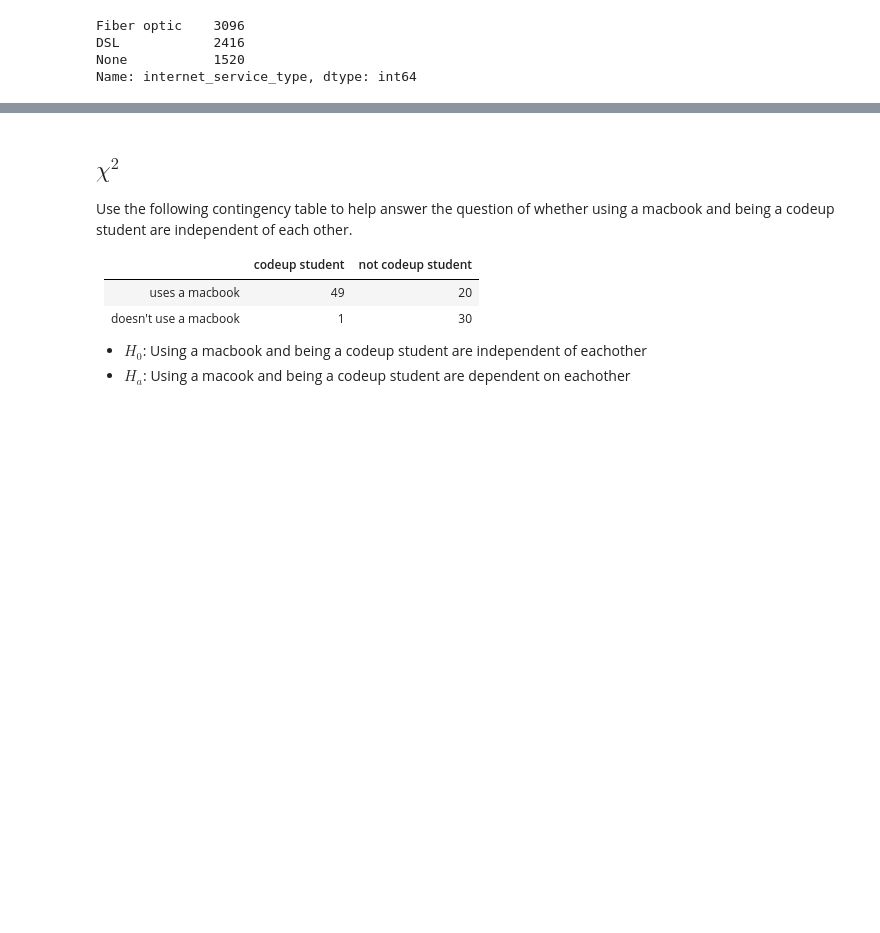
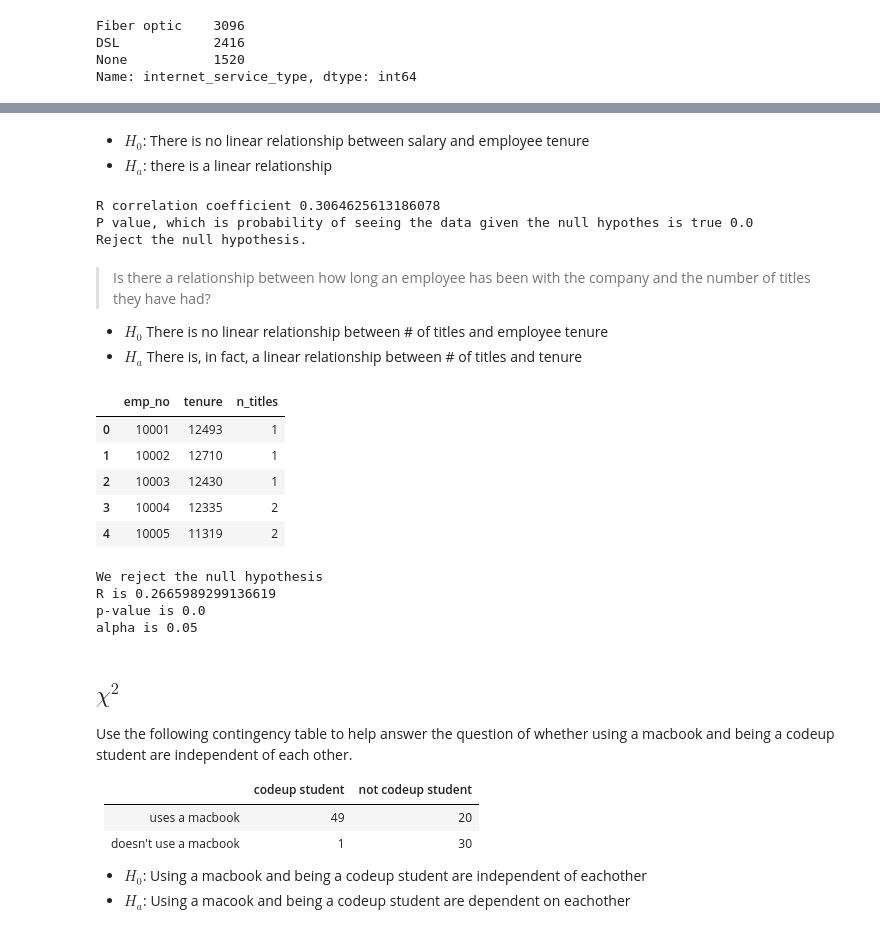
Before and after one commit to CodeupClassroom/darden-statistics-exercises, a Jupyter notebook: hypothesis_testing.ipynb, the cells around one changed output, grey strips where cells are left out. Cells and saved outputs as stored; diff of their text form; code cells hidden in the pictures; blank space fills up the shorter version.

Commit message:
Hypothesis testing exercise review

```diff
--- a/hypothesis_testing.ipynb
+++ b/hypothesis_testing.ipynb
@@ -229,0 +296,10 @@ Name: internet_service_type, dtype: int64
+# %%
+url = f'mysql+pymysql://{env.user}:{env.password}@{env.host}/employees'
+query = '''
+SELECT salary, DATEDIFF(curdate(), hire_date) as 'days'
+FROM salaries
+JOIN employees USING(emp_no)
+WHERE to_date > now()
+'''
+df = pd.read_sql(query, url)
+df.head()
@@ -230,3 +313,60 @@ Name: internet_service_type, dtype: int64
+# %% [markdown]
+- $H_0$: There is no linear relationship between salary and employee tenure
+- $H_a$: there is a linear relationship
+# %%
+alpha = .05
+
+r, p = stats.pearsonr(df.salary, df.days)
+print("R correlation coefficient", r)
+print("P value, which is probability of seeing the data given the null hypothes is true", p)
+
+if p < alpha:
+    print("Reject the null hypothesis.")
+else:
+    print("We fail to reject the null hypothesis")
+# %% [output]
+R correlation coefficient 0.3064625613186078
+P value, which is probability of seeing the data given the null hypothes is true 0.0
+Reject the null hypothesis.
+# %% [markdown]
+> Is there a relationship between how long an employee has been with the company and the number of titles they have had?
+
+- $H_0$ There is no linear relationship between # of titles and employee tenure
+- $H_a$ There is, in fact, a linear relationship between # of titles and tenure
+# %%
+query = """
+select emp_no,
+    datediff(curdate(), hire_date) as tenure,
+    count(*) as n_titles
+from employees
+join titles using(emp_no)
+group by emp_no
+"""
+df = pd.read_sql(query, url)
+df.head()
+# %% [output]
+|  | emp_no | tenure | n_titles |
+| 0 | 10001 | 12493 | 1 |
+| 1 | 10002 | 12710 | 1 |
+| 2 | 10003 | 12430 | 1 |
+| 3 | 10004 | 12335 | 2 |
+| 4 | 10005 | 11319 | 2 |
+# %%
+alpha = 0.05
+r, p = stats.pearsonr(df.tenure, df.n_titles)
+if p < alpha:
+    print("We reject the null hypothesis")
+else:
+    print("We fail to reject the null hypothesis.")
+
+print("R is", r)
+print("p-value is", p)
+print("alpha is", alpha)
+# %% [output]
+We reject the null hypothesis
+R is 0.2665989299136619
+p-value is 0.0
+alpha is 0.05
 # %% [markdown]
 ## $\chi^2$
 
```
Also changed, not shown: parts of 9 cells of this notebook.
